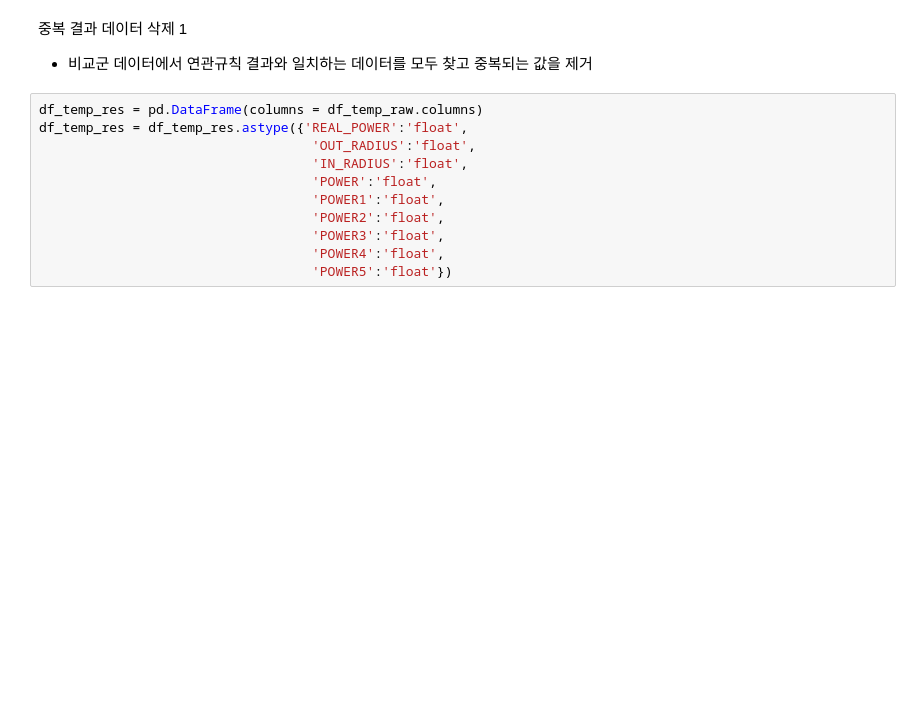
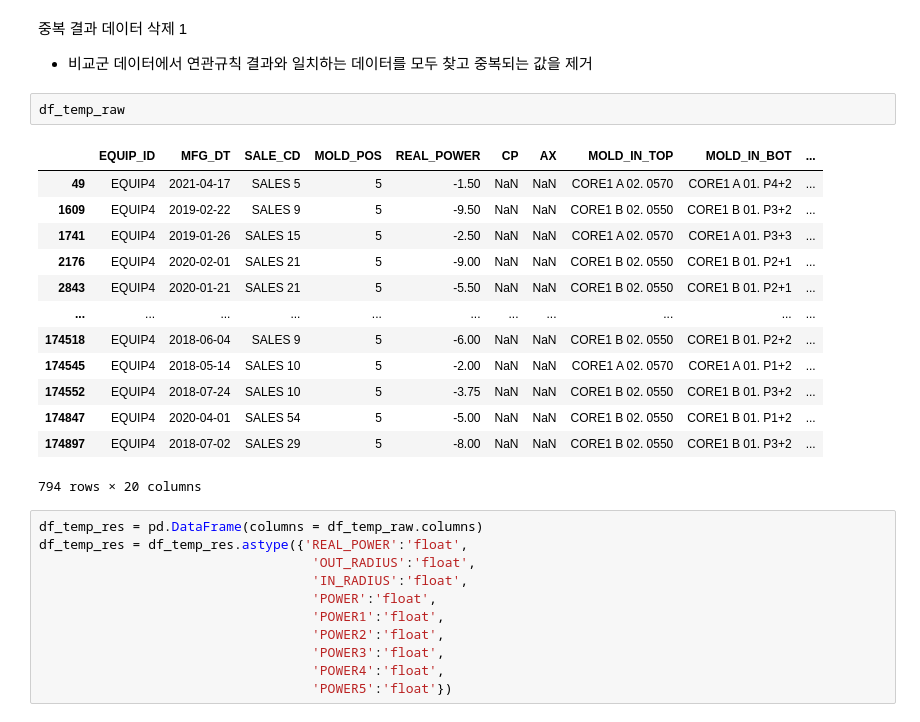
Before and after one commit to dbfla3831/STUDY, a Jupyter notebook: project/생산공정_최적화_AI/생산공정_최적화_기본.ipynb, the cells around one changed output. Cells and saved outputs as stored; diff of their text form; blank space fills up the shorter version.

```diff
--- a/project/생산공정_최적화_AI/생산공정_최적화_기본.ipynb
+++ b/project/생산공정_최적화_AI/생산공정_최적화_기본.ipynb
@@ -1108,6 +1137,22 @@ if assoc_pos != 0:
 중복 결과 데이터 삭제 1
 
 - 비교군 데이터에서 연관규칙 결과와 일치하는 데이터를 모두 찾고 중복되는 값을 제거
+# %%
+df_temp_raw
+# %% [output]
+|  | EQUIP_ID | MFG_DT | SALE_CD | MOLD_POS | REAL_POWER | CP | AX | MOLD_IN_TOP | MOLD_IN_BOT | ... |
+| 49 | EQUIP4 | 2021-04-17 | SALES 5 | 5 | -1.50 | NaN | NaN | CORE1 A 02. 0570 | CORE1 A 01. P4+2 | ... |
+| 1609 | EQUIP4 | 2019-02-22 | SALES 9 | 5 | -9.50 | NaN | NaN | CORE1 B 02. 0550 | CORE1 B 01. P3+2 | ... |
+| 1741 | EQUIP4 | 2019-01-26 | SALES 15 | 5 | -2.50 | NaN | NaN | CORE1 A 02. 0570 | CORE1 A 01. P3+3 | ... |
+| 2176 | EQUIP4 | 2020-02-01 | SALES 21 | 5 | -9.00 | NaN | NaN | CORE1 B 02. 0550 | CORE1 B 01. P2+1 | ... |
+| 2843 | EQUIP4 | 2020-01-21 | SALES 21 | 5 | -5.50 | NaN | NaN | CORE1 B 02. 0550 | CORE1 B 01. P2+1 | ... |
+| ... | ... | ... | ... | ... | ... | ... | ... | ... | ... | ... |
+| 174518 | EQUIP4 | 2018-06-04 | SALES 9 | 5 | -6.00 | NaN | NaN | CORE1 B 02. 0550 | CORE1 B 01. P2+2 | ... |
+| 174545 | EQUIP4 | 2018-05-14 | SALES 10 | 5 | -2.00 | NaN | NaN | CORE1 A 02. 0570 | CORE1 A 01. P1+2 | ... |
+| 174552 | EQUIP4 | 2018-07-24 | SALES 10 | 5 | -3.75 | NaN | NaN | CORE1 B 02. 0550 | CORE1 B 01. P3+2 | ... |
+| 174847 | EQUIP4 | 2020-04-01 | SALES 54 | 5 | -5.00 | NaN | NaN | CORE1 B 02. 0550 | CORE1 B 01. P1+2 | ... |
+| 174897 | EQUIP4 | 2018-07-02 | SALES 29 | 5 | -8.00 | NaN | NaN | CORE1 B 02. 0550 | CORE1 B 01. P3+2 | ... |
+794 rows × 20 columns
 # %%
 df_temp_res = pd.DataFrame(columns = df_temp_raw.columns)
 df_temp_res = df_temp_res.astype({'REAL_POWER':'float',
```
Also changed, not shown: parts of 10 cells of this notebook.
